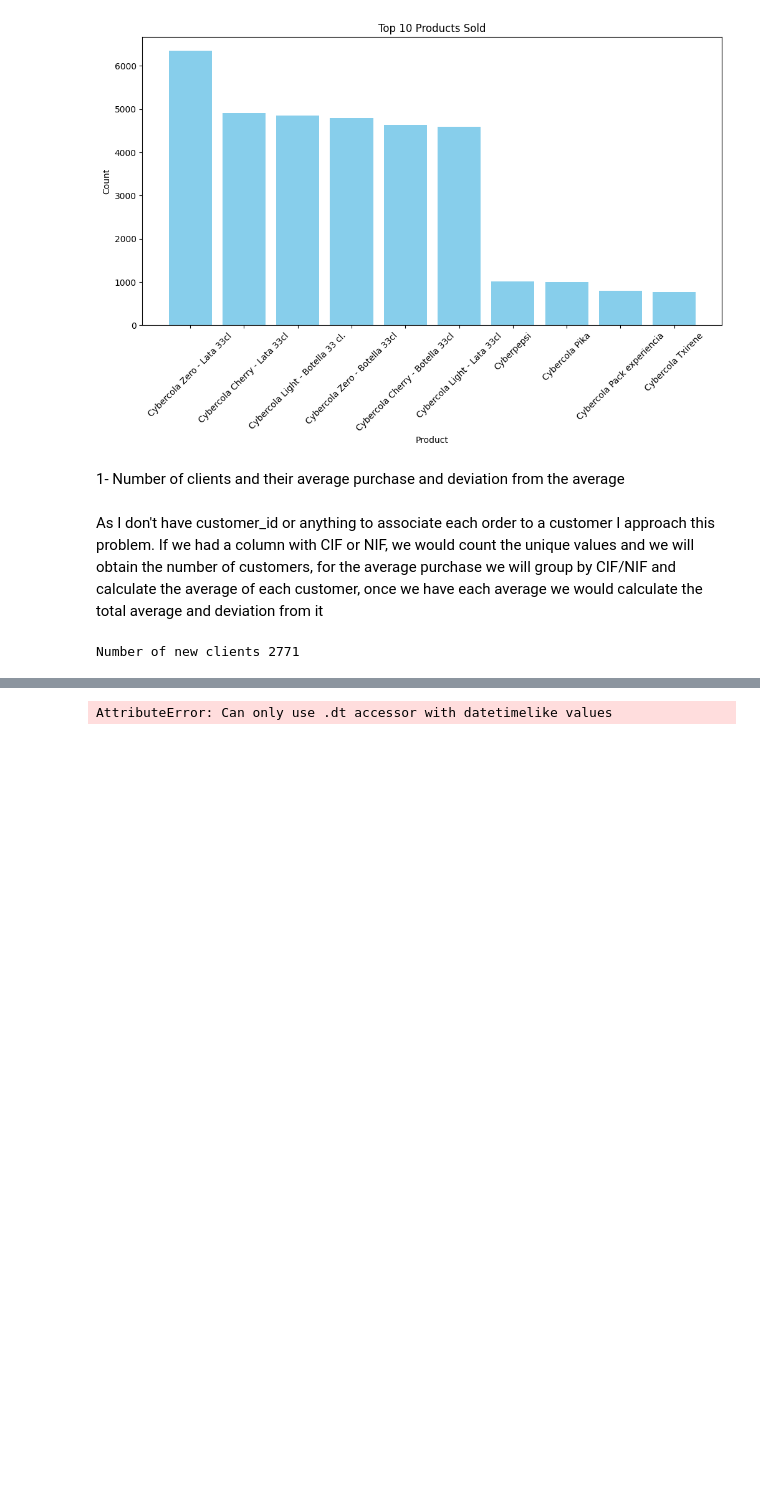
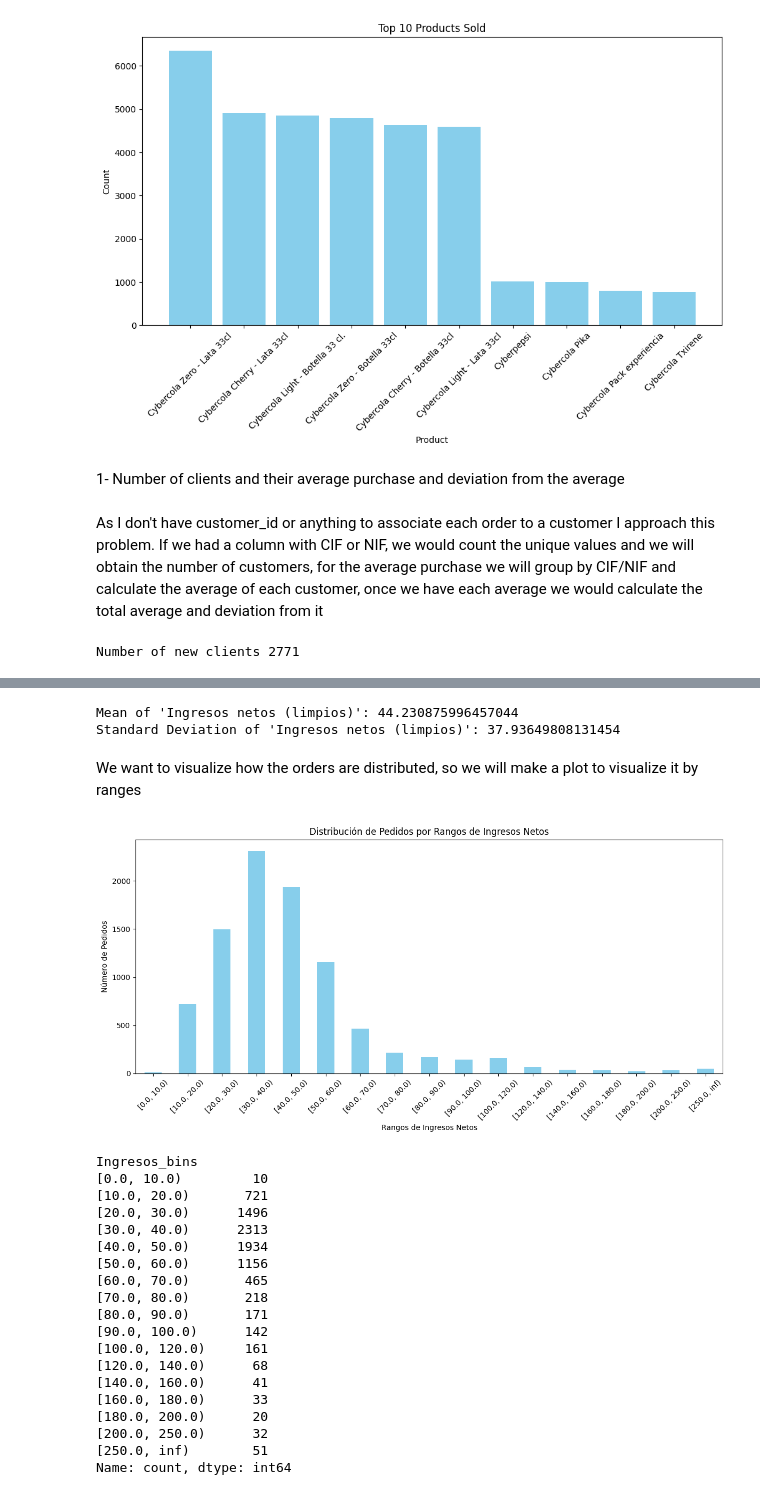
Before and after one commit to enricchust/entrevista_cyberclick, a Jupyter notebook: main.ipynb, the cells around one changed output, grey strips where cells are left out. Saved outputs shown, nothing was run; the diff lists cells and outputs as text; code cells hidden in the pictures; blank space fills up the shorter version.

```diff
--- a/main.ipynb
+++ b/main.ipynb
@@ -127,3 +123,5 @@ print(rows_with_balance[['Ingresos netos (con formato)', 'Ingresos netos (limpio
+# %%
+df_cleaned['Fecha'] = pd.to_datetime(df_cleaned['Fecha'], errors='coerce') # Convert 'Fecha' to datetime
 # %% [markdown]
 The features collected are:
 
@@ -294,18 +266,2 @@ plt.show()
-# %%
-originalDf.loc[:, 'Fecha'] = pd.to_datetime(originalDf['Fecha'], errors='coerce') # Ensure pass date to datetime
-
-monthly_orders = originalDf.groupby(originalDf['Fecha'].dt.to_period('M')).size().reset_index(name='Order Count')
-
-# Plot
-plt.figure(figsize=(12, 6))
-plt.bar(monthly_orders['Fecha'].astype(str), monthly_orders['Order Count'], color='skyblue')
-plt.xlabel('Mes')
-plt.ylabel('Número de pedidos')
-plt.title('Número de pedidos por mes')
-plt.xticks(rotation=45)
-plt.tight_layout()
-plt.show()
-# %% [output]
-AttributeError: Can only use .dt accessor with datetimelike values
 # %%
 # To estimate the number of recurrent clients
@@ -315,0 +268,59 @@ AttributeError: Can only use .dt accessor with datetimelike values
+# %%
+# Drop the oldest duplicate order because it will be a refun, and keep the original to don't count the refund as another order
+df_cleaned_sorted = df_cleaned.sort_values(by='Fecha', ascending=True)
+df_unique_pedidos = df_cleaned_sorted.drop_duplicates(subset=['Pedido #'], keep='last')
+# Drop the rows where the cost income was 0€
+df_filtered = df_unique_pedidos[df_unique_pedidos['Ingresos netos (limpios)'] > 0]
+
+# Calculate the mean and standard deviation of 'Ingresos netos (limpios)'
+mean = df_filtered['Ingresos netos (limpios)'].mean()
+std_dev = df_filtered['Ingresos netos (limpios)'].std()
+
+print(f"Mean of 'Ingresos netos (limpios)': {mean}")
+print(f"Standard Deviation of 'Ingresos netos (limpios)': {std_dev}")
+# %% [output]
+Mean of 'Ingresos netos (limpios)': 44.230875996457044
+Standard Deviation of 'Ingresos netos (limpios)': 37.93649808131454
+# %% [markdown]
+We want to visualize how the orders are distributed, so we will make a plot to visualize it by ranges
+# %%
+incomeBinsDf = df_filtered.copy()
+
+# Create a new column 'Ingresos_bins' to categorize the income in their category
+bins = list(range(0, 101, 10)) + list(range(100, 201, 20)) + [200, 250, float('inf')]
+incomeBinsDf['Ingresos_bins'] = pd.cut(incomeBinsDf['Ingresos netos (limpios)'], bins=bins, right=False, labels=None, duplicates='drop')
+
+# Count the number of orders in each bin
+orders_count = incomeBinsDf['Ingresos_bins'].value_counts().sort_index()
+
+plt.figure(figsize=(12, 6))
+orders_count.plot(kind='bar', color='skyblue')
+plt.xlabel('Rangos de Ingresos Netos')
+plt.ylabel('Número de Pedidos')
+plt.title('Distribución de Pedidos por Rangos de Ingresos Netos')
+plt.xticks(rotation=45)
+plt.tight_layout()
+plt.show()
+
+print(orders_count)
+# %% [output]
+[figure, added]
+Ingresos_bins
+[0.0, 10.0)         10
+[10.0, 20.0)       721
+[20.0, 30.0)      1496
+[30.0, 40.0)      2313
+[40.0, 50.0)      1934
+[50.0, 60.0)      1156
+[60.0, 70.0)       465
+[70.0, 80.0)       218
+[80.0, 90.0)       171
+[90.0, 100.0)      142
+[100.0, 120.0)     161
+[120.0, 140.0)      68
+[140.0, 160.0)      41
+[160.0, 180.0)      33
+[180.0, 200.0)      20
+[200.0, 250.0)      32
+[250.0, inf)        51
+Name: count, dtype: int64
```
Also changed, not shown: parts of 7 cells of this notebook.
